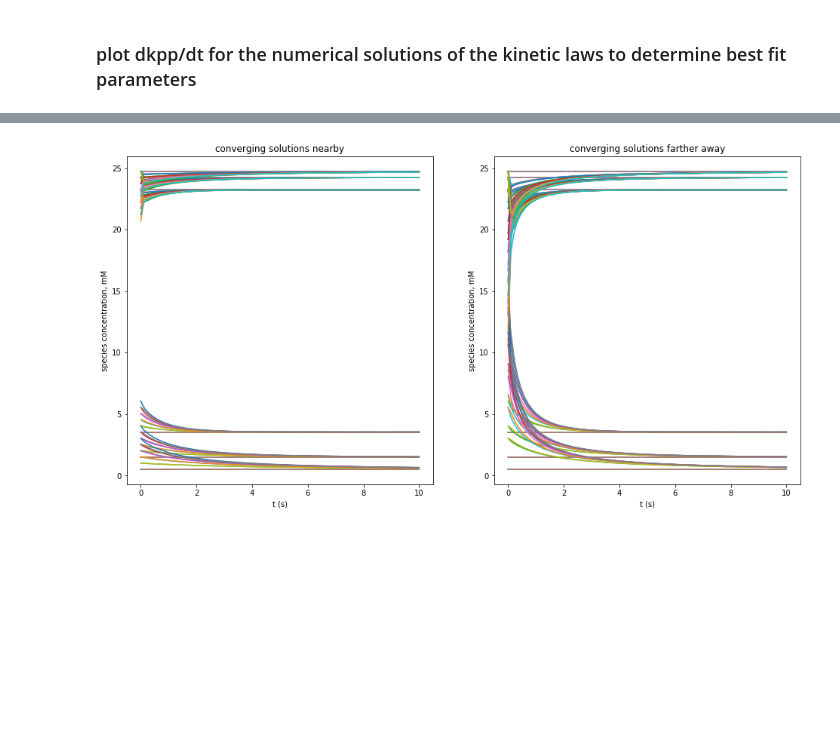
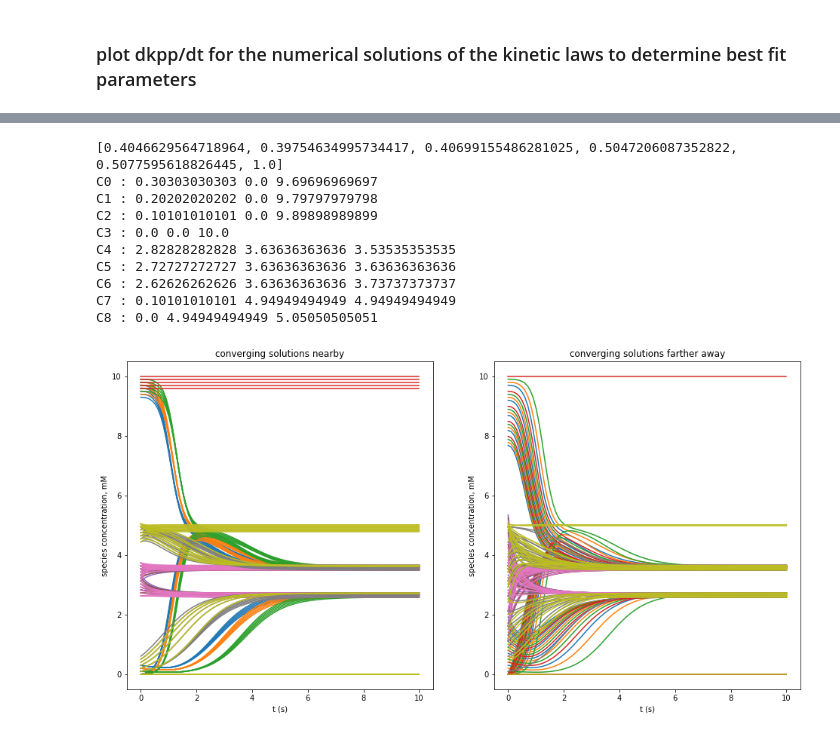
Before and after one commit to npagane/bph, a Jupyter notebook: yeastSim/1DParameterScan.ipynb, the cells around one changed output, grey strips where cells are left out. Saved outputs shown, nothing was run; the diff lists cells and outputs as text; code cells hidden in the pictures; blank space fills up the shorter version.

```diff
--- a/yeastSim/1DParameterScan.ipynb
+++ b/yeastSim/1DParameterScan.ipynb
@@ -114,10 +120,10 @@ divide by zero encountered in log
 # %%
-grad = np.log(dk + dkp + dkpp)
+grad = dk + dkp + dkpp
 
 fig = plt.figure(figsize=(6,6))
 plt.imshow(grad, cmap = 'bwr', vmax = 15, vmin = -2)
-plt.xlabel('kp(index)')
-plt.ylabel('kpp (index)')
+plt.xlabel('kpp (index)')
+plt.ylabel('kp (index)')
 plt.title('kp vs kpp weighted by gradient magnitude')
 plt.colorbar()
 
@@ -141,7 +146,7 @@ def nullspace(A, atol=1e-13, rtol=0):
 # %% [markdown]
 ### plot dkpp/dt for the numerical solutions of the kinetic laws to determine best fit parameters
 # %%
-tol = 4
+tol = 0.5
 mins = []
 inds = []
 for i in range(np.shape(grad)[0]):
@@ -191,7 +200,6 @@ for i in range(len(inds)):
     temp = nullparam(S, Ktot - Kp[inds[i][0]] - Kpp[inds[i][1]], Kp[inds[i][0]], Kpp[inds[i][1]])
     y0 = [float(Ktot)/2,3*float(Ktot)/4,float(Ktot)/4]
     if sum(temp > 0):
-        newinds.append(inds[i])
         params = []
         for i in range(len(temp)):
             params.append(temp.tolist()[i][0])
@@ -202,6 +210,5 @@ for i in range(len(inds)):
         acc.append(params)
         ind = ind+ 1
 
-inds = newinds
 print ind
 # %% [output]
@@ -264,63 +277,84 @@ minimum threshold 1
 # %%
 ### see if kp, kpp combinations close to stable solution converge to stable solution
-
 fig = plt.figure(figsize=(16,8))
 
+chosen = 0
 pts = 10
 var = 5
 
-for iter in range(len(acc)):
-    chosen = iter
-    params = []
-    for i in range(len(acc[chosen])):
-        params.append(acc[chosen][i])
+params = []
+for i in range(len(acc[chosen])):
+    params.append(acc[chosen][i])
+#params = [1,1,theta,theta,1, S]
+print params
+
+for iter in range(len(inds)):
+    print ''.join(['C', str(iter % 10)]), ":", Ktot - Kp[inds[iter][0]] - Kpp[inds[iter][1]], Kp[inds[iter][0]], Kpp[inds[iter][1]]
     ind = 0
     initsNear = {}
     initsFar = {}
     for i in range(-pts/2, pts/2):
         if i < 0:
-            initsNear[ind] = [Ktot - Kp[inds[chosen][0]+i] - Kpp[inds[chosen][1]], Kp[inds[chosen][0]+i], Kpp[inds[chosen][1]]]
-            initsFar[ind] = [Ktot - Kp[inds[chosen][0]+var*i] - Kpp[inds[chosen][1]], Kp[inds[chosen][0]+var*i], Kpp[inds[chosen][1]]]
+            att = inds[iter][0]+i
+            if 0 <= att < len(Kp):
+                initsNear[ind] = [Ktot - Kp[inds[iter][0]+i] - Kpp[inds[iter][1]], Kp[inds[iter][0]+i], Kpp[inds[iter][1]]]
+            att = inds[iter][0]+var*i
+            if 0 <= att < len(Kp):
+                initsFar[ind] = [Ktot - Kp[inds[iter][0]+var*i] - Kpp[inds[iter][1]], Kp[inds[iter][0]+var*i], Kpp[inds[iter][1]]]
         else:
-            initsNear[ind] = [Ktot - Kp[inds[chosen][0]] - Kpp[inds[chosen][1]-i], Kp[inds[chosen][0]], Kpp[inds[chosen][1]-i]]
-            initsFar[ind] = [Ktot - Kp[inds[chosen][0]] - Kpp[inds[chosen][1]-var*i], Kp[inds[chosen][0]], Kpp[inds[chosen][1]-var*i]]
+            att = inds[iter][1]-i
+            if 0 <= att < len(Kpp):
+                initsNear[ind] = [Ktot - Kp[inds[iter][0]+i] - Kpp[inds[iter][1]-i], Kp[inds[iter][0]], Kpp[inds[iter][1]-i]]
+            att = inds[iter][1]-var*i
+            if 0 <= att < len(Kpp):
+                initsFar[ind] = [Ktot - Kp[inds[iter][0]+i] - Kpp[inds[iter][1]-var*i], Kp[inds[iter][0]], Kpp[inds[iter][1]-var*i]]
         ind = ind + 1
 
     odeNear = {}
     odeFar = {}
-    ind = 0
     n = 100
     t = np.linspace(0,T,n)
-    for i in range(pts):
+    for i in initsNear.keys():
         y0 = initsNear[i]
         ode = snt.odeint(rates, y0,t, args = tuple(params))
-        odeNear[ind] = []
-        odeNear[ind] = ode
+        odeNear[i] = []
+        odeNear[i] = ode
+
+    for i in initsFar.keys():
         y0 = initsFar[i]
         ode = snt.odeint(rates, y0,t, args = tuple(params))
-        odeFar[ind] = []
-        odeFar[ind] = ode
-        ind = ind+ 1
+        odeFar[i] = []
+        odeFar[i] = ode
 
     ax = fig.add_subplot(1,2,1)
     for i in odeNear.keys():
         for j in range(np.shape(odeNear[i])[1]):
-            plt.plot(t, odeNear[i][:,j][0:n])
+            plt.plot(t, odeNear[i][:,j][0:n], ''.join(['C', str(iter % 10)]))
     ax.set_xlabel('t (s)')
     plt.title('converging solutions nearby')
     ax.set_ylabel('species concentration, mM')
 
     ax = fig.add_subplot(1,2,2)
     for i in odeFar.keys():
         for j in range(np.shape(odeFar[i])[1]):
-            plt.plot(t, odeFar[i][:,j][0:n])
+            plt.plot(t, odeFar[i][:,j][0:n], ''.join(['C', str(iter % 10)]))
     ax.set_xlabel('t (s)')
     plt.title('converging solutions farther away')
     ax.set_ylabel('species concentration, mM')
 
 plt.show()
 # %% [output]
+[0.4046629564718964, 0.39754634995734417, 0.40699155486281025, 0.5047206087352822, 0.5077595618826445, 1.0]
+C0 : 0.30303030303 0.0 9.69696969697
+C1 : 0.20202020202 0.0 9.79797979798
+C2 : 0.10101010101 0.0 9.89898989899
+C3 : 0.0 0.0 10.0
+C4 : 2.82828282828 3.63636363636 3.53535353535
+C5 : 2.72727272727 3.63636363636 3.63636363636
+C6 : 2.62626262626 3.63636363636 3.73737373737
+C7 : 0.10101010101 4.94949494949 4.94949494949
+C8 : 0.0 4.94949494949 5.05050505051
-[figure, old version]
+[figure, new version]
 # %%
 ## SPECIES ###
 # S    substrate                        (c1)
```
Also changed, not shown: parts of 9 cells of this notebook.
